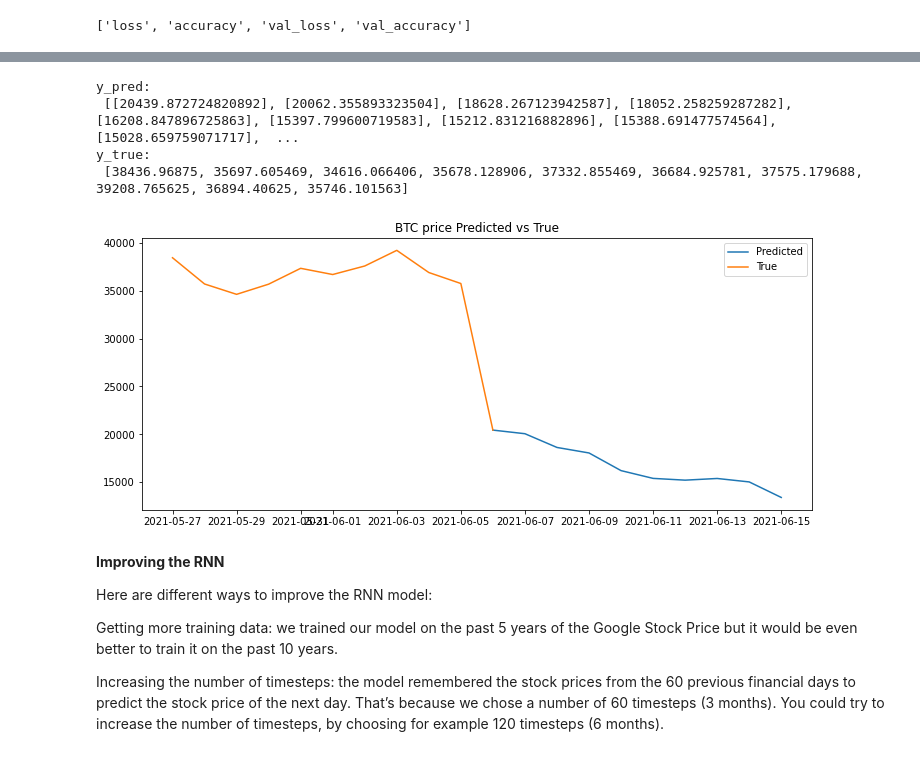
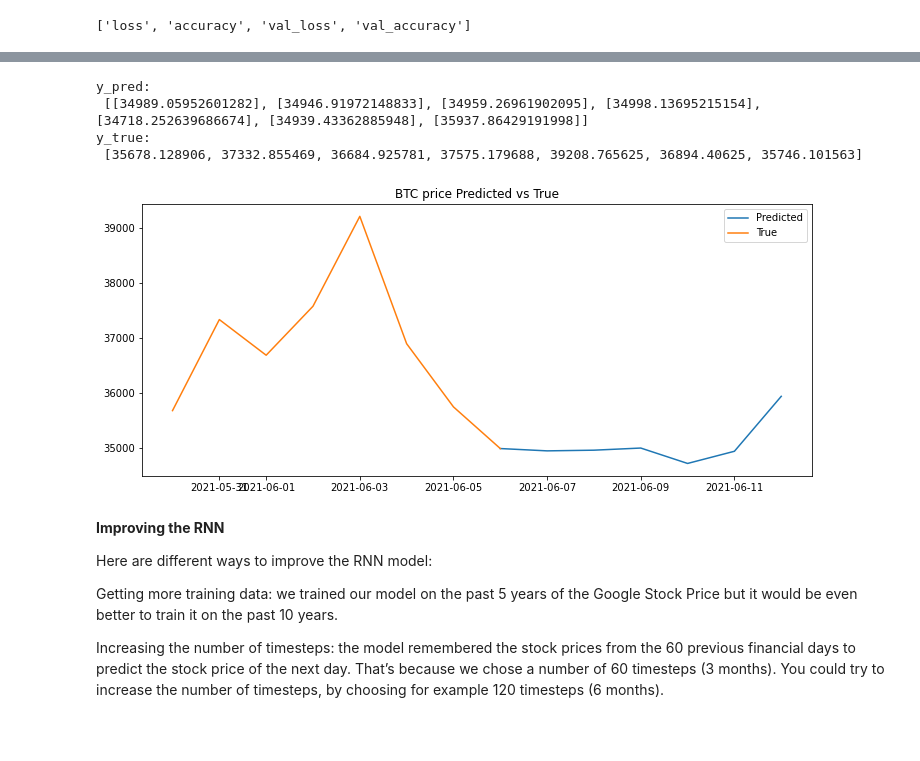
Before and after one commit to sjuanandres0/crypto, a Jupyter notebook: RNN-LSTM-ES-MultiStep-Univ.ipynb, the cells around one changed output, grey strips where cells are left out. Cells and saved outputs as stored; diff of their text form; code cells hidden in the pictures.

```diff
--- a/RNN-LSTM-ES-MultiStep-Univ.ipynb
+++ b/RNN-LSTM-ES-MultiStep-Univ.ipynb
@@ -132,12 +137,12 @@ len(training_set_scaled)
 X_train = []
 y_train = []
 
-n_future = prediction_days #20  # Number of days you want to predict into the future
-n_past = 50  # Number of past days you want to use to predict the future
+#n_future = prediction_days #20  # Number of days you want to predict into the future
+#n_past = 50  # Number of past days you want to use to predict the future
 
-for i in range(n_past, len(training_set_scaled) - n_future + 1):
+for i in range(n_past, len(training_set_scaled) - prediction_days + 1):
     X_train.append(training_set_scaled[i-n_past:i, 0])
-    y_train.append(training_set_scaled[i:i+n_future, 0])
+    y_train.append(training_set_scaled[i:i+prediction_days, 0])
 
 X_train, y_train = np.array(X_train), np.array(y_train)
 # %%
@@ -211,5 +202,5 @@ X_train.shape, y_train.shape
 # %%
 # reshaping
-X_train = np.reshape(X_train, (X_train.shape[0], X_train.shape[1], 1))
+X_train = np.reshape(X_train, (X_train.shape[0], X_train.shape[1], n_features))
 X_train.shape
 # %% [output]
@@ -278,4 +252,5 @@ Non-trainable params: 0
 _________________________________________________________________
 # %%
 # including early stopping
-early_stop = EarlyStopping(monitor='val_loss', mode='min', verbose=1, patience=100)
+early_stop = EarlyStopping(monitor='val_loss', mode='min', verbose=1, patience=patience)
+#early_stop = EarlyStopping(monitor='val_accuracy', mode='max', verbose=1, patience=25)
@@ -282,6 +272,10 @@ early_stop = EarlyStopping(monitor='val_loss', mode='min', verbose=1, patience=1
 # %%
 # Fitting the RNN to the Training set
-res = regressor.fit(X_train, y_train, batch_size=64, epochs=1000, validation_split=0.1
+res = regressor.fit(X_train, y_train
+                    , batch_size=32
+                    , epochs=500
+                    #, validation_data=(X_val,y_val)
+                    , validation_split=0.1
                     , callbacks=[early_stop]
                    )
 # 100/32 / 250 , validation_split=0.1)
@@ -418,43 +412,43 @@ explained_variance_score(y_true, y_pred)
 # getting the predictions
 x = df['Close'][-n_past:].values.reshape(-1,1)
 x = sc.transform(x)
-y_pred = regressor.predict(x.reshape(1, n_past, 1)).tolist()[0]
+y_pred = regressor.predict(x.reshape(1, n_past, n_features)).tolist()[0]
 y_pred = sc.inverse_transform(np.array(y_pred).reshape(-1,1))#.tolist()
 
 # creating a DF of the predicted prices
 y_pred_df = pd.DataFrame(y_pred,
                          index=pd.date_range(start=df.index[-1]+datetime.timedelta(days=1),
                                              periods=len(y_pred),
                                              freq="D"),
                          columns=df.columns)
 
 # getting the true values
 y_true_df = df.tail(prediction_days)
 
 # linking them
 y_true_df = y_true_df.append(y_pred_df.head(1))
 
 print('y_pred:\n', y_pred.tolist())
 print('y_true:\n', y_true.tolist())
 
 # plotting the results
 plt.figure(figsize=(12,5))
 plt.plot(y_pred_df, label='Predicted')
 plt.plot(y_true_df, label='True')
 
 #dates = df.index[-prediction_days:]
 #dates = [str(dates.date[i]) for i in range(len(dates))]
 #plt.xticks(range(prediction_days),dates)
 
 plt.title('BTC price Predicted vs True')
 plt.legend()
 plt.show()
 # %% [output]
 y_pred:
- [[20439.872724820892], [20062.355893323504], [18628.267123942587], [18052.258259287282], [16208.847896725863], [15397.799600719583], [15212.831216882896], [15388.691477574564], [15028.659759071717],  ...
+ [[34989.05952601282], [34946.91972148833], [34959.26961902095], [34998.13695215154], [34718.252639686674], [34939.43362885948], [35937.86429191998]]
 y_true:
- [38436.96875, 35697.605469, 34616.066406, 35678.128906, 37332.855469, 36684.925781, 37575.179688, 39208.765625, 36894.40625, 35746.101563]
+ [35678.128906, 37332.855469, 36684.925781, 37575.179688, 39208.765625, 36894.40625, 35746.101563]
-[figure, old version]
+[figure, new version]
 # %%
 regressor.save('regressor.h5')
 #loaded_regressor = load_model('regressor.h5')
```
Also changed, not shown: parts of 25 cells of this notebook, 3 other files.
